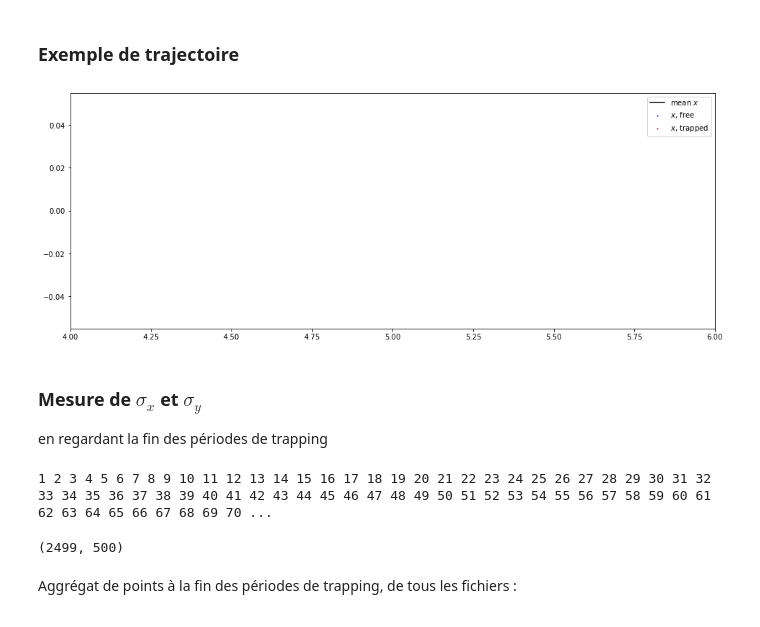
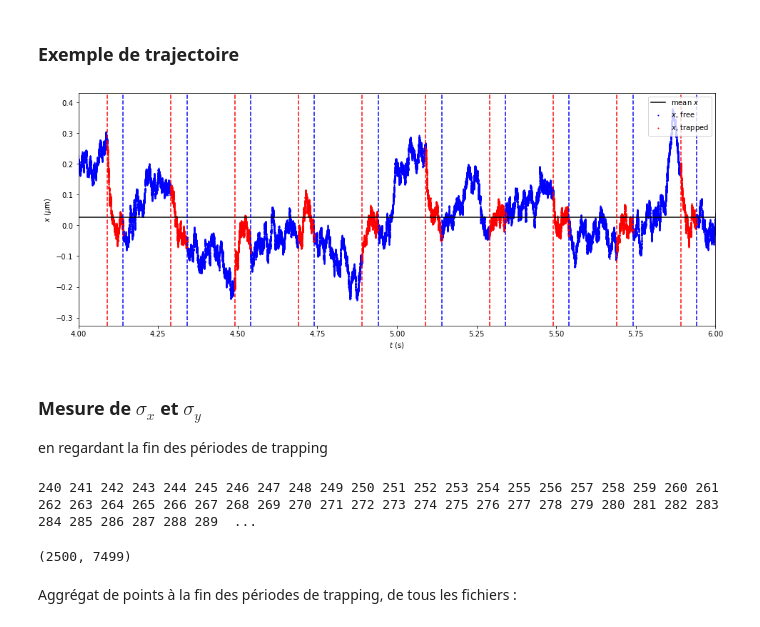
Before and after one commit to xif-fr/BrownianMotion, a Jupyter notebook: exp-data-diffus-analysis.ipynb, the cells around one changed output. Saved outputs shown, nothing was run; the diff lists cells and outputs as text; code cells hidden in the pictures.

```diff
--- a/exp-data-diffus-analysis.ipynb
+++ b/exp-data-diffus-analysis.ipynb
@@ -1,6 +1,7 @@
 # %%
 import numpy as np
 import matplotlib.pyplot as plt
+plt.rcParams['savefig.bbox'] = 'tight'
 import scipy.io
 import scipy.optimize
 import scipy.constants as cs
@@ -33,3 +28,14 @@ y_correction_beg = None
+# %%
+name = 'test/langevin-trap-mass-traj-xyc'
+N = (1,306)
+fps = 100000.00
+std_calib = sqrt(0.1)
+creneau_inv = 1
+fit_diffus_t_end = 0.06
+D_calib = 5.0
+y_correction_beg = 100
+part_m = 0.0001
+is_exp_data = False
 # %% [markdown]
 ### Chargement des données
 # %%
@@ -59,27 +72,29 @@ def load_data (filename, creneau_inv, fps):
 # %% [markdown]
 ### Exemple de trajectoire
 # %%
-t,x,y,trapped,free,i_beg_trapping,i_end_trapping = load_data(name+str(N[1]//2), creneau_inv, fps)
+t,x,y,trapped,free,i_beg_trapping,i_end_trapping = load_data(name+str(N[1]//2), creneau_inv, fps, is_exp_data)
 t_trap = t[trapped]
 x_trap = x[trapped]
 y_trap = y[trapped]
 t_free = t[free]
 x_free = x[free]
 y_free = y[free]
 
 plt.figure(figsize=(16,6))
 plt.axhline(y=np.mean(x), color='black', label=r"mean $x$")
-plt.scatter(t_free,x_free, color='blue', s=1, label=r"$x$, free")
-plt.scatter(t_trap,x_trap, color='red', s=1, label=r"$x$, trapped")
+plt.scatter(t_free,x_free, color='blue', s=1, label=r"$x$, free", rasterized=True)
+plt.scatter(t_trap,x_trap, color='red', s=1, label=r"$x$, trapped", rasterized=True)
 for i in i_end_trapping:
     plt.axvline(x=t[i], linestyle='--', color='blue')
 for i in i_beg_trapping:
     plt.axvline(x=t[i], linestyle='--', color='red')
 plt.xlim((4,6))
 plt.legend(loc='upper right')
+plt.ylabel(r"$x$ ($\mu$m)")
+plt.xlabel(r"$t$ (s)")
 plt.savefig(name+"example_traj.pdf")
 # %% [output]
-[figure, old version]
+[figure, new version]
 # %% [markdown]
 ### Mesure de $\sigma_x$ et $\sigma_y$
 en regardant la fin des périodes de trapping
@@ -91,7 +106,7 @@ length_trap = []
 length_free = []
 
 for w in range(N[0],N[1]+1):
-    t,x,y,trapped,free,i_beg_trapping,i_end_trapping = load_data(name+str(w), creneau_inv, fps)
+    t,x,y,trapped,free,i_beg_trapping,i_end_trapping = load_data(name+str(w), creneau_inv, fps, is_exp_data)
 
     for i in i_end_trapping:
         x_end_trapping += list(x[i-10:i])
@@ -113,8 +128,8 @@ length_trap = np.min(length_trap)
 length_free = np.min(length_free)
 length_trap,length_free
 # %% [output]
-1 2 3 4 5 6 7 8 9 10 11 12 13 14 15 16 17 18 19 20 21 22 23 24 25 26 27 28 29 30 31 32 33 34 35 36 37 38 39 40 41 42 43 44 45 46 47 48 49 50 51 52 53 54 55 56 57 58 59 60 61 62 63 64 65 66 67 68 69 70 ...
+240 241 242 243 244 245 246 247 248 249 250 251 252 253 254 255 256 257 258 259 260 261 262 263 264 265 266 267 268 269 270 271 272 273 274 275 276 277 278 279 280 281 282 283 284 285 286 287 288 289  ...
-(2499, 500)
+(2500, 7499)
 # %% [markdown]
 Aggrégat de points à la fin des périodes de trapping, de tous les fichiers :
 # %%
```
Also changed, not shown: parts of 17 cells of this notebook, 2 other files.
